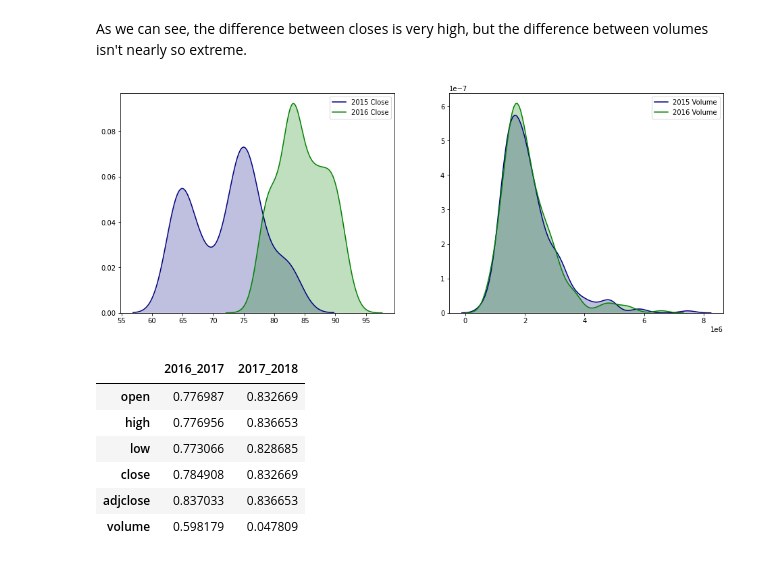
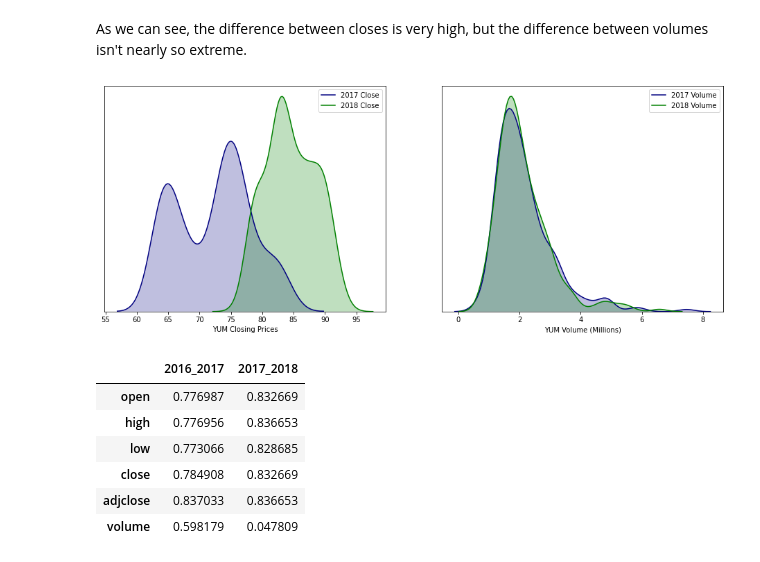
Before and after one commit to timbook/modelmonitor, a Jupyter notebook: demo.ipynb, the cells around one changed output. Saved outputs shown, nothing was run; the diff lists cells and outputs as text; code cells hidden in the pictures.

```diff
--- a/demo.ipynb
+++ b/demo.ipynb
@@ -29,6 +28,10 @@ data.columns = ['open', 'high', 'low', 'close', 'adjclose', 'volume']
 data['date'] = pd.to_datetime(data.index)
 data['year'] = data['date'].dt.year
 data.drop(columns='date', inplace=True)
+
+# Very little 2015 data is available, so we drop that year to avoid
+# misleading results
+data = data[data.year != 2015]
 # %%
 data.head()
 # %% [output]
@@ -97,12 +102,20 @@ dtype: float64
 As we can see, the difference between closes is very high, but the difference between volumes isn't nearly so extreme.
 # %%
 fig, axs = plt.subplots(1, 2, figsize=(16, 6))
-sns.kdeplot(data17.close, shade=True, color='navy', label='2015 Close', ax=axs[0])
-sns.kdeplot(data18.close, shade=True, color='green', label='2016 Close', ax=axs[0])
-sns.kdeplot(data17.volume, shade=True, color='navy', label='2015 Volume', ax=axs[1])
-sns.kdeplot(data18.volume, shade=True, color='green', label='2016 Volume', ax=axs[1]);
+
+sc = 1_000_000
+sns.kdeplot(data17.close, shade=True, color='navy', label='2017 Close', ax=axs[0])
+sns.kdeplot(data18.close, shade=True, color='green', label='2018 Close', ax=axs[0])
+sns.kdeplot(data17.volume/sc, shade=True, color='navy', label='2017 Volume', ax=axs[1])
+sns.kdeplot(data18.volume/sc, shade=True, color='green', label='2018 Volume', ax=axs[1]);
+
+axs[0].set_yticks([])
+axs[1].set_yticks([]);
+axs[1].ticklabel_format(style='plain')
+axs[0].set_xlabel(f'{symbol} Closing Prices')
+axs[1].set_xlabel(f'{symbol} Volume (Millions)');
 # %% [output]
-[figure, old version]
+[figure, new version]
 # %%
 mm.evaluate(data16, data17, data18, labels=[2016, 2017, 2018])
 # %% [output]
```
Also changed, not shown: parts of 7 cells of this notebook.
